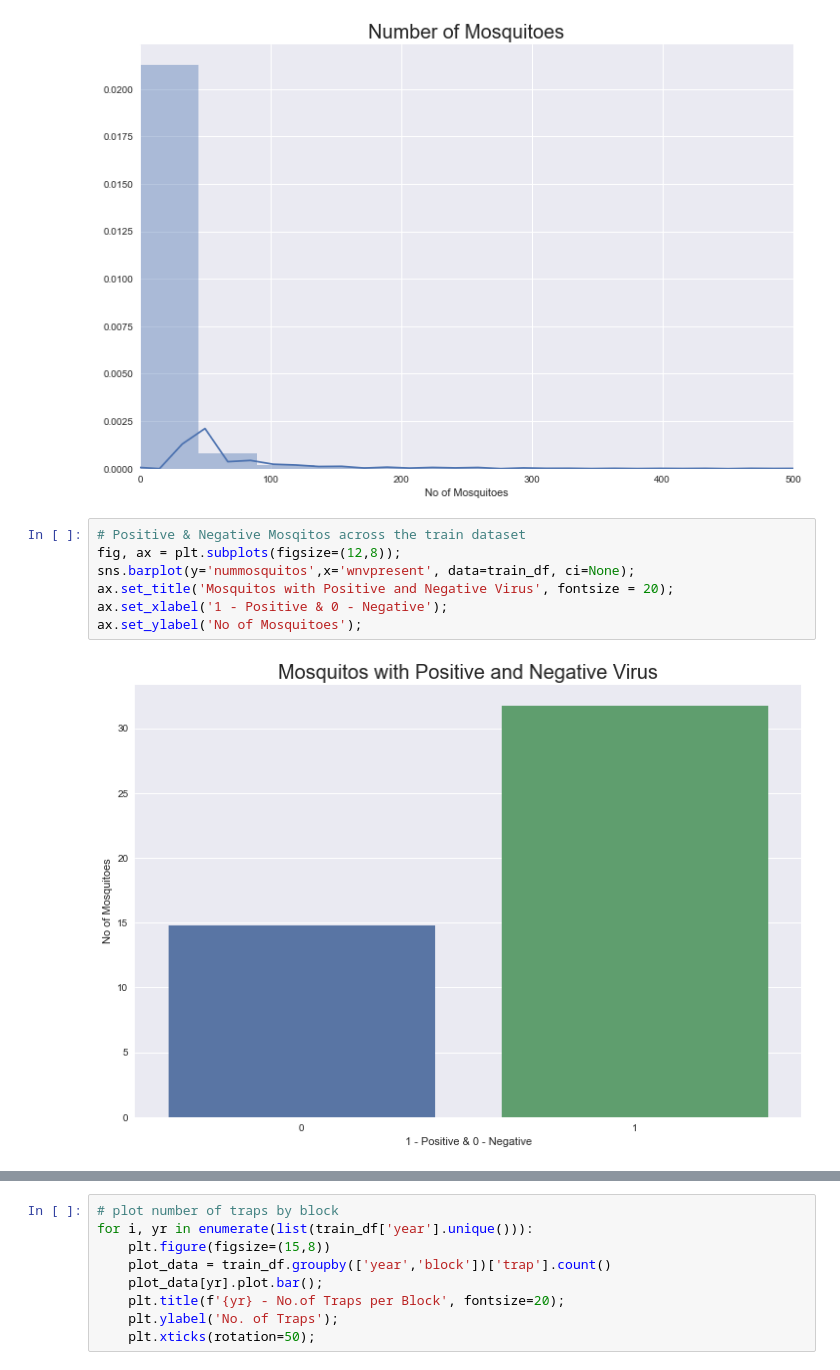
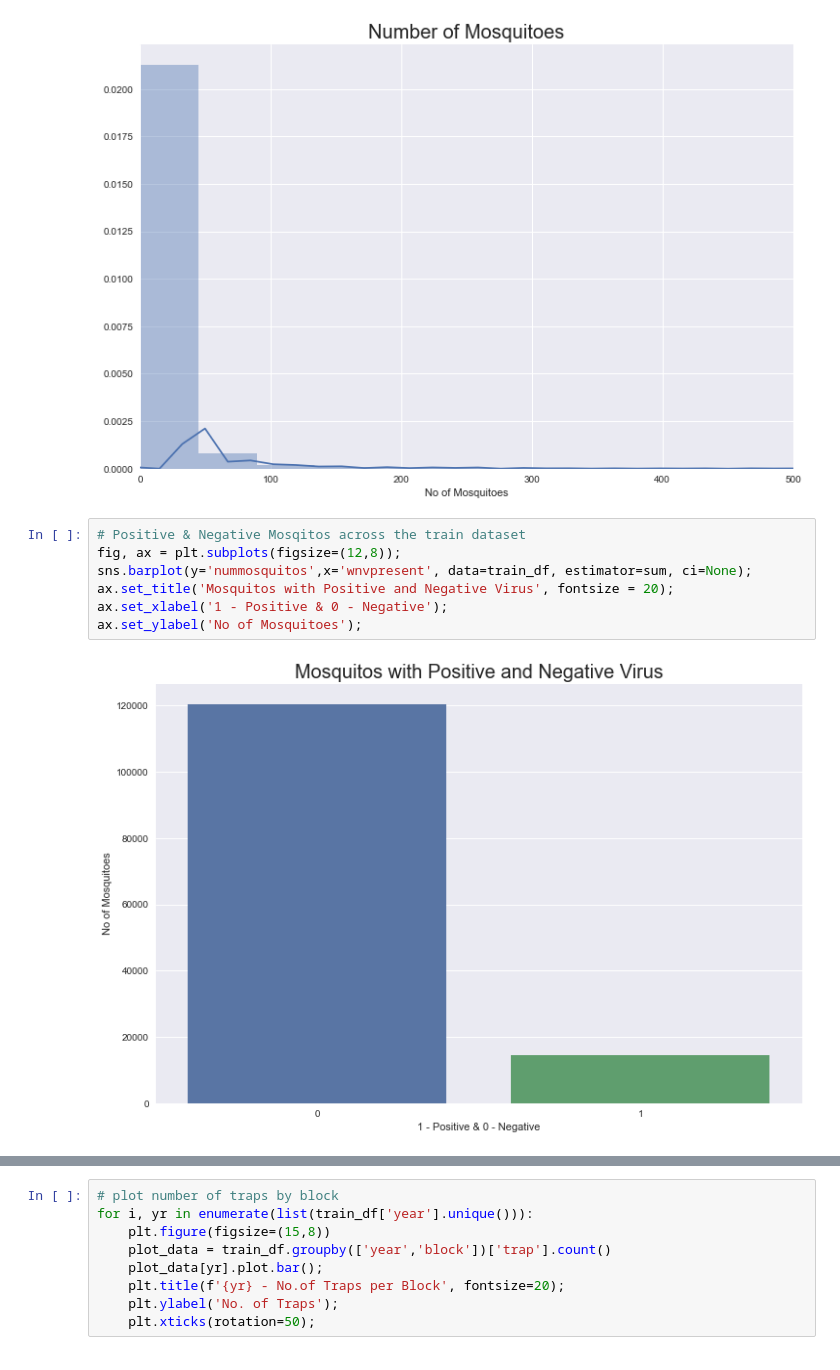
Before and after one commit to sherlocknow/DSI16_P4_G4_, a Jupyter notebook: code/projec4_files_upload.ipynb, the cells around one changed output, grey strips where cells are left out. Saved outputs shown, nothing was run; the diff lists cells and outputs as text.

```diff
--- a/code/projec4_files_upload.ipynb
+++ b/code/projec4_files_upload.ipynb
@@ -1176,11 +1214,11 @@ ax.set_xlim(left=0, right=500)
 # %%
 # Positive & Negative Mosqitos across the train dataset
 fig, ax = plt.subplots(figsize=(12,8));
-sns.barplot(y='nummosquitos',x='wnvpresent', data=train_df, ci=None);
+sns.barplot(y='nummosquitos',x='wnvpresent', data=train_df, estimator=sum, ci=None);
 ax.set_title('Mosquitos with Positive and Negative Virus', fontsize = 20);
 ax.set_xlabel('1 - Positive & 0 - Negative');
 ax.set_ylabel('No of Mosquitoes');
 # %% [output]
-[figure, old version]
+[figure, new version]
 # %%
 plt.figure(figsize=(15,10));
```
Also changed, not shown: parts of 45 cells of this notebook, 2 other files.
